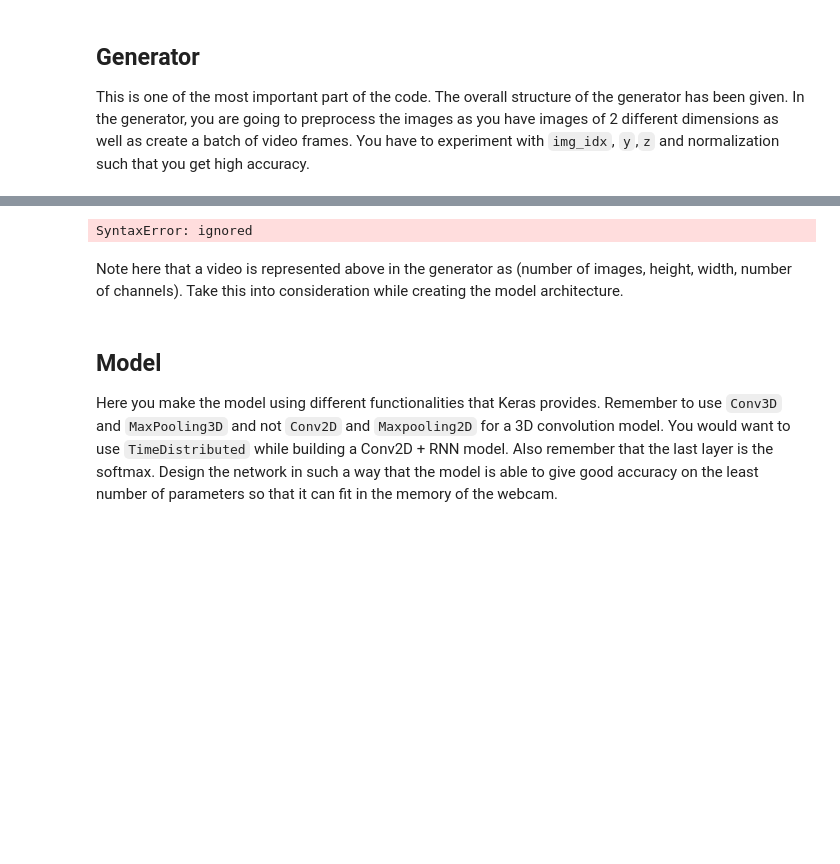
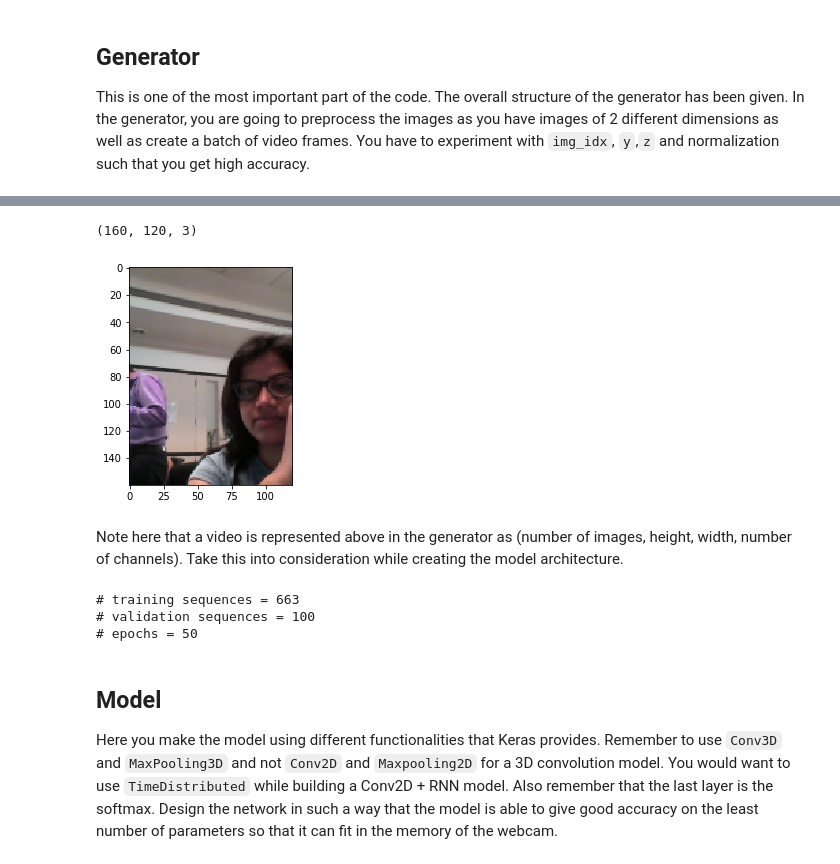
Before and after one commit to PreethaJoy/GestureRecognition, a Jupyter notebook: Gesture_Recognition_Code.ipynb, the cells around one changed output, grey strips where cells are left out. Drawn from its saved outputs; the diff is of its cells as text; code cells hidden in the pictures; blank space fills up the shorter version.

```diff
--- a/Gesture_Recognition_Code.ipynb
+++ b/Gesture_Recognition_Code.ipynb
@@ -63,44 +73,62 @@ This is one of the most important part of the code. The overall structure of the
+# %%
+from skimage.transform import resize
+img_resized = resize(image, (160, 160))
+img_cropped = img_resized[:, 20:140, :]
+plt.imshow(img_cropped)
+print(img_cropped.shape)
+# %% [output]
+(160, 120, 3)
+[figure, added]
 # %%
+import matplotlib.pyplot as plt
+from matplotlib.pyplot import imread
+from skimage.transform import resize
+%matplotlib inline
+
 def generator(source_path, folder_list, batch_size):
     print( 'Source path = ', source_path, '; batch size =', batch_size)
-    img_idx = #create a list of image numbers you want to use for a particular video
+    img_idx = {7,9,11,13,15,17,19,21,23,25} #create a list of image numbers you want to use for a particular video
     while True:
         t = np.random.permutation(folder_list)
-        num_batches = # calculate the number of batches
+        num_batches = len(folder_list)//batch_size  # calculate the number of batches
         for batch in range(num_batches): # we iterate over the number of batches
-            batch_data = np.zeros((batch_size,x,y,z,3)) # x is the number of images you use for each video, (y,z) is the final size of the input images and 3 is the number of channels RGB
+            batch_data = np.zeros((batch_size,len(img_idx),y,z,3)) # x is the number of images you use for each video, (y,z) is the final size of the input images and 3 is the number of channels RGB
             batch_labels = np.zeros((batch_size,5)) # batch_labels is the one hot representation of the output
             for folder in range(batch_size): # iterate over the batch_size
                 imgs = os.listdir(source_path+'/'+ t[folder + (batch*batch_size)].split(';')[0]) # read all the images in the folder
-                for idx,item in enumerate(img_idx): #  Iterate iver the frames/images of a folder to read them in
+                for idx,item in enumerate(img_idx): #  Iterate over the frames/images of a folder to read them in
                     image = imread(source_path+'/'+ t[folder + (batch*batch_size)].strip().split(';')[0]+'/'+imgs[item]).astype(np.float32)
 
                     #crop the images and resize them. Note that the images are of 2 different shape
                     #and the conv3D will throw error if the inputs in a batch have different shapes
+                    img_resized = resize(image, (160, 160))
+                    img_cropped = img_resized[:, 20:140, :]
 
-                    batch_data[folder,idx,:,:,0] = #normalise and feed in the image
-                    batch_data[folder,idx,:,:,1] = #normalise and feed in the image
-                    batch_data[folder,idx,:,:,2] = #normalise and feed in the image
+                    batch_data[folder,idx,:,:,0] = img_cropped[:,:,0] #normalise and feed in the image
+                    batch_data[folder,idx,:,:,1] = img_cropped[:,:,1] #normalise and feed in the image
+                    batch_data[folder,idx,:,:,2] = img_cropped[:,:,2] #normalise and feed in the image
 
                 batch_labels[folder, int(t[folder + (batch*batch_size)].strip().split(';')[2])] = 1
             yield batch_data, batch_labels #you yield the batch_data and the batch_labels, remember what does yield do
 
 
         # write the code for the remaining data points which are left after full batches
-# %% [output]
-SyntaxError: ignored
 # %% [markdown]
 Note here that a video is represented above in the generator as (number of images, height, width, number of channels). Take this into consideration while creating the model architecture.
 # %%
 curr_dt_time = datetime.datetime.now()
-train_path = '/notebooks/storage/Final_data/Collated_training/train'
-val_path = '/notebooks/storage/Final_data/Collated_training/val'
+train_path = '/content/drive/My Drive/Colab Notebooks/Project_data/train'
+val_path = '/content/drive/My Drive/Colab Notebooks/Project_data/val'
 num_train_sequences = len(train_doc)
 print('# training sequences =', num_train_sequences)
 num_val_sequences = len(val_doc)
 print('# validation sequences =', num_val_sequences)
-num_epochs = # choose the number of epochs
+num_epochs = 50 # choose the number of epochs
 print ('# epochs =', num_epochs)
+# %% [output]
+# training sequences = 663
+# validation sequences = 100
+# epochs = 50
 # %% [markdown]
 ## Model
 Here you make the model using different functionalities that Keras provides. Remember to use `Conv3D` and `MaxPooling3D` and not `Conv2D` and `Maxpooling2D` for a 3D convolution model. You would want to use `TimeDistributed` while building a Conv2D + RNN model. Also remember that the last layer is the softmax. Design the network in such a way that the model is able to give good accuracy on the least number of parameters so that it can fit in the memory of the webcam.
```
Also changed, not shown: parts of 5 cells of this notebook.
